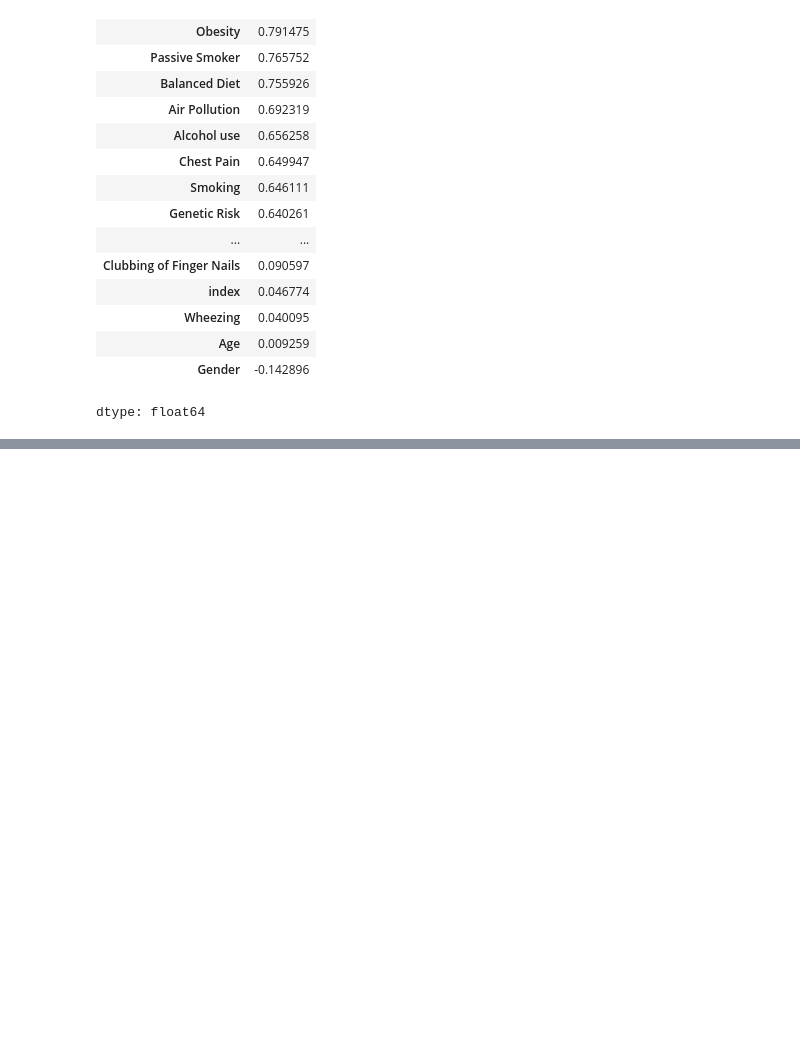
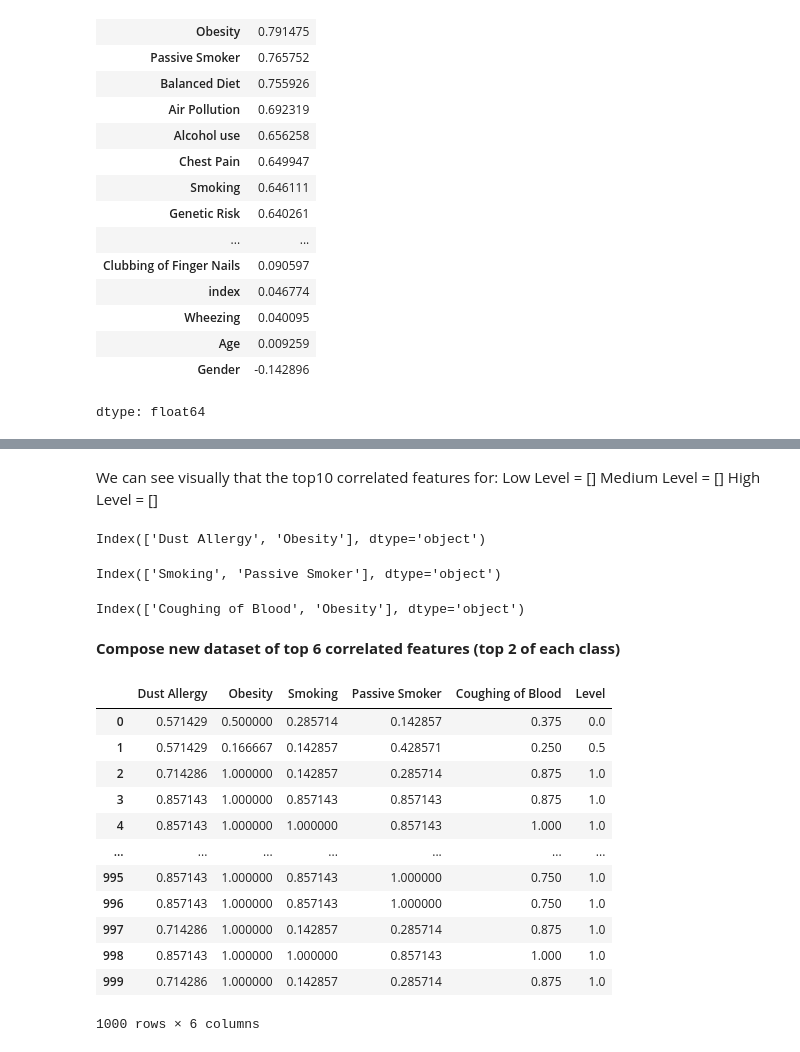
Before and after one commit to mkz4000/F21DL, a Jupyter notebook: Week2.ipynb, the cells around one changed output, grey strips where cells are left out. Saved outputs shown, nothing was run; the diff lists cells and outputs as text; code cells hidden in the pictures; blank space fills up the shorter version.

```diff
--- a/Week2.ipynb
+++ b/Week2.ipynb
@@ -340,0 +363,50 @@ Note how each class has different correlataion values with different columns!
+# %% [markdown]
+We can see visually that the top10 correlated features for:
+Low Level = []
+Medium Level = []
+High Level = []
+# %%
+#create Create 3 Dataset of top 2,5,10 features of each class exluding Level and Index features
+
+#exclude certain features
+features_to_exclude = ["Level", "index"]
+
+#sort correlation features in accodance with Level ignoring negative sign and excluding the level Itself and index as well as it's not relevant
+top_2_correlated_features_low_Class = corr_matrix_low_Class["Level"].drop(features_to_exclude).apply(lambda x: abs(x)).sort_values(ascending=False).head(2).index
+top_2_correlated_features_low_Class
+# %% [output]
+Index(['Dust Allergy', 'Obesity'], dtype='object')
+# %%
+top_2_correlated_features_medium_Class = corr_matrix_medium_Class["Level"].drop(features_to_exclude).apply(lambda x: abs(x)).sort_values(ascending=False).head(2).index
+top_2_correlated_features_medium_Class
+# %% [output]
+Index(['Smoking', 'Passive Smoker'], dtype='object')
+# %%
+
+top_2_correlated_features_high_Class = corr_matrix_high_Class["Level"].drop(features_to_exclude).apply(lambda x: abs(x)).sort_values(ascending=False).head(2).index
+top_2_correlated_features_high_Class
+# %% [output]
+Index(['Coughing of Blood', 'Obesity'], dtype='object')
+# %% [markdown]
+**Compose new dataset of top 6 correlated features (top 2 of each class)**
+# %%
+#merge all the top2 features of the 3 classes and remove the duplicates
+top_2_correlated_features_all_classes = top_2_correlated_features_low_Class.append(top_2_correlated_features_medium_Class).append(top_2_correlated_features_high_Class).drop_duplicates()
+
+#create the dataset of the 6 features including the Level target feature
+patientsDf_scaled_top_6 = patientsDf_scaled[top_2_correlated_features_all_classes.tolist() + ["Level"]]
+patientsDf_scaled_top_6
+# %% [output]
+|  | Dust Allergy | Obesity | Smoking | Passive Smoker | Coughing of Blood | Level |
+| 0 | 0.571429 | 0.500000 | 0.285714 | 0.142857 | 0.375 | 0.0 |
+| 1 | 0.571429 | 0.166667 | 0.142857 | 0.428571 | 0.250 | 0.5 |
+| 2 | 0.714286 | 1.000000 | 0.142857 | 0.285714 | 0.875 | 1.0 |
+| 3 | 0.857143 | 1.000000 | 0.857143 | 0.857143 | 0.875 | 1.0 |
+| 4 | 0.857143 | 1.000000 | 1.000000 | 0.857143 | 1.000 | 1.0 |
+| ... | ... | ... | ... | ... | ... | ... |
+| 995 | 0.857143 | 1.000000 | 0.857143 | 1.000000 | 0.750 | 1.0 |
+| 996 | 0.857143 | 1.000000 | 0.857143 | 1.000000 | 0.750 | 1.0 |
+| 997 | 0.714286 | 1.000000 | 0.142857 | 0.285714 | 0.875 | 1.0 |
+| 998 | 0.857143 | 1.000000 | 1.000000 | 0.857143 | 1.000 | 1.0 |
+| 999 | 0.714286 | 1.000000 | 0.142857 | 0.285714 | 0.875 | 1.0 |
+1000 rows × 6 columns
```
Also changed, not shown: parts of 14 cells of this notebook.
